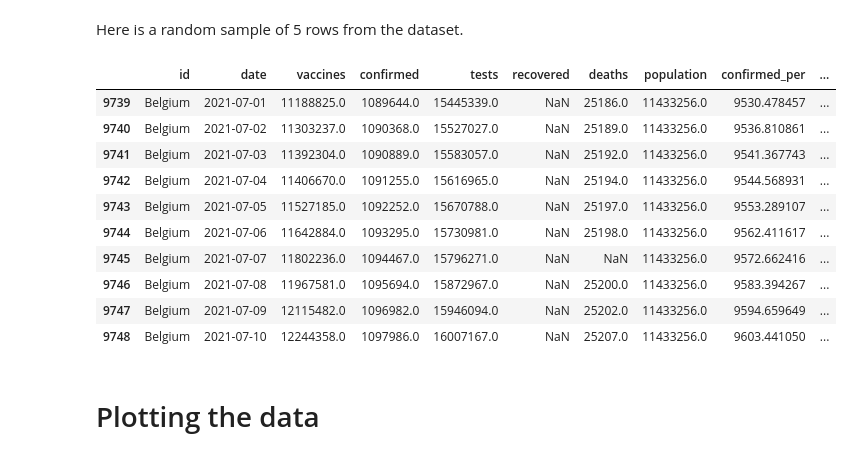
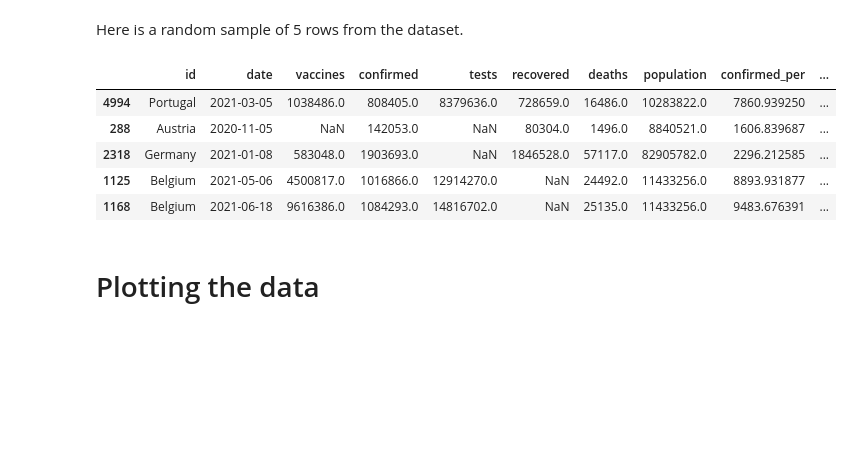
Before and after one commit to idjotherwise/nlp-otherwise, a Jupyter notebook: _notebooks/2021-02-21-european-covid.ipynb, the cells around one changed output. Cells and saved outputs as stored; diff of their text form; code cells hidden in the pictures; blank space fills up the shorter version.

```diff
--- a/_notebooks/2021-02-21-european-covid.ipynb
+++ b/_notebooks/2021-02-21-european-covid.ipynb
@@ -59,19 +32,15 @@ x_small_url = "../data_sets/european_covid.csv"
 # %% [markdown]
 Here is a random sample of 5 rows from the dataset.
 # %%
-x_small.query("id=='Belgium' & date >= '2021-07-01'").head(10)
+x_small = pd.read_csv(x_small_url)
+x_small.sample(5)
 # %% [output]
 |  | id | date | vaccines | confirmed | tests | recovered | deaths | population | confirmed_per | ... |
-| 9739 | Belgium | 2021-07-01 | 11188825.0 | 1089644.0 | 15445339.0 | NaN | 25186.0 | 11433256.0 | 9530.478457 | ... |
-| 9740 | Belgium | 2021-07-02 | 11303237.0 | 1090368.0 | 15527027.0 | NaN | 25189.0 | 11433256.0 | 9536.810861 | ... |
-| 9741 | Belgium | 2021-07-03 | 11392304.0 | 1090889.0 | 15583057.0 | NaN | 25192.0 | 11433256.0 | 9541.367743 | ... |
-| 9742 | Belgium | 2021-07-04 | 11406670.0 | 1091255.0 | 15616965.0 | NaN | 25194.0 | 11433256.0 | 9544.568931 | ... |
-| 9743 | Belgium | 2021-07-05 | 11527185.0 | 1092252.0 | 15670788.0 | NaN | 25197.0 | 11433256.0 | 9553.289107 | ... |
-| 9744 | Belgium | 2021-07-06 | 11642884.0 | 1093295.0 | 15730981.0 | NaN | 25198.0 | 11433256.0 | 9562.411617 | ... |
-| 9745 | Belgium | 2021-07-07 | 11802236.0 | 1094467.0 | 15796271.0 | NaN | NaN | 11433256.0 | 9572.662416 | ... |
-| 9746 | Belgium | 2021-07-08 | 11967581.0 | 1095694.0 | 15872967.0 | NaN | 25200.0 | 11433256.0 | 9583.394267 | ... |
-| 9747 | Belgium | 2021-07-09 | 12115482.0 | 1096982.0 | 15946094.0 | NaN | 25202.0 | 11433256.0 | 9594.659649 | ... |
-| 9748 | Belgium | 2021-07-10 | 12244358.0 | 1097986.0 | 16007167.0 | NaN | 25207.0 | 11433256.0 | 9603.441050 | ... |
+| 4994 | Portugal | 2021-03-05 | 1038486.0 | 808405.0 | 8379636.0 | 728659.0 | 16486.0 | 10283822.0 | 7860.939250 | ... |
+| 288 | Austria | 2020-11-05 | NaN | 142053.0 | NaN | 80304.0 | 1496.0 | 8840521.0 | 1606.839687 | ... |
+| 2318 | Germany | 2021-01-08 | 583048.0 | 1903693.0 | NaN | 1846528.0 | 57117.0 | 82905782.0 | 2296.212585 | ... |
+| 1125 | Belgium | 2021-05-06 | 4500817.0 | 1016866.0 | 12914270.0 | NaN | 24492.0 | 11433256.0 | 8893.931877 | ... |
+| 1168 | Belgium | 2021-06-18 | 9616386.0 | 1084293.0 | 14816702.0 | NaN | 25135.0 | 11433256.0 | 9483.676391 | ... |
 # %% [markdown]
 # Plotting the data
 # %% [markdown]
```
Also changed, not shown: parts of 6 cells of this notebook, 3 other files.
